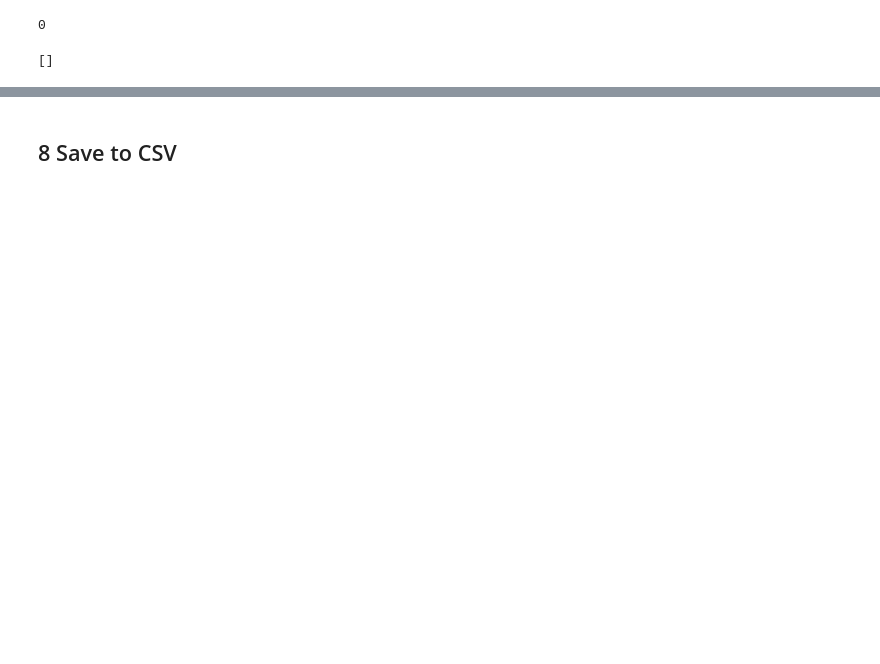
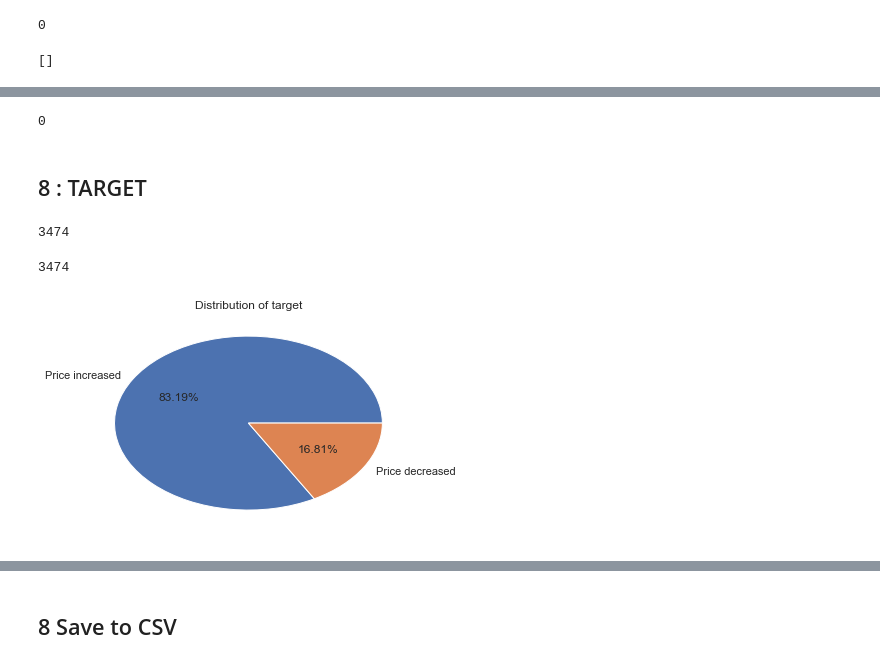
Before and after one commit to mariembelhajali/-Ipo-prediction-, a Jupyter notebook: project_preprocessing.ipynb, the cells around one changed output, grey strips where cells are left out. Cells and saved outputs as stored; diff of their text form; code cells hidden in the pictures; blank space fills up the shorter version.

```diff
--- a/project_preprocessing.ipynb
+++ b/project_preprocessing.ipynb
@@ -598,0 +618,3 @@ ipo_processing.columns[ipo_processing.isna().any()].tolist()
+# %%
+# Drop textual Feature
+ipo_processing.drop('Risk_Factors',inplace=True,axis=1)
@@ -598,0 +633,32 @@ ipo_processing.columns[ipo_processing.isna().any()].tolist()
+# %%
+# Check for Nan
+risks_tfidf.isnull().values.sum()
+# %% [output]
+0
+# %% [markdown]
+## 8 : TARGET
+# %%
+ipo_processing['Target'] = ipo_processing.Closing_Price >= ipo_processing.Offering_Price
+# %%
+len(ipo_processing.Closing_Price == ipo_processing.Offering_Price )
+# %% [output]
+3474
+# %%
+len(ipo_processing['Target'])
+# %% [output]
+3474
+# %%
+ipo_processing.Target = ipo_processing.Target.astype(int)
+# %%
+counts = ipo_processing.Target.value_counts()
+
+sns.set()
+
+ones = counts[1]/len(counts) * 100
+zeros = counts[0]/len(counts) * 100
+labels = 'Price increased', 'Price decreased'
+plt.pie( [ones, zeros], labels=labels, autopct='%1.2f%%', startangle=360)
+plt.title('Distribution of target')
+plt.show()
+# %% [output]
+[figure, added]
```
Also changed, not shown: parts of 45 cells of this notebook, 5 other files.
